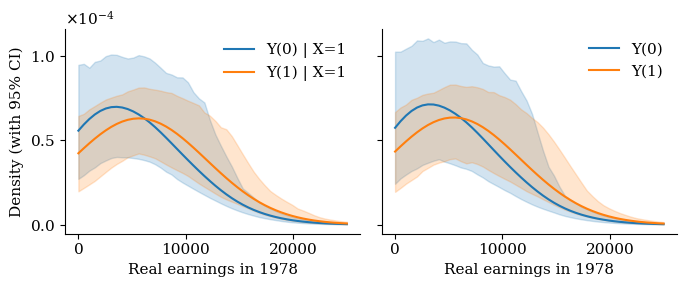
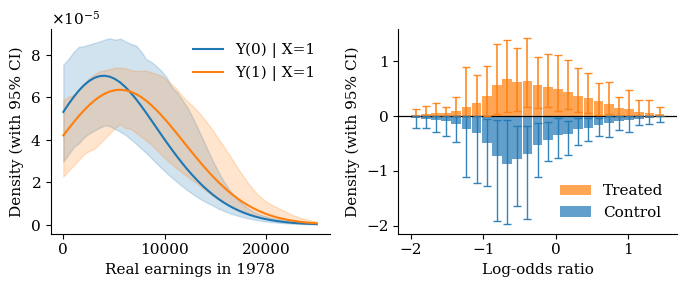
The change to this notebook cell's code, shown as a diff; its figure went from the first image to the second:
--- before
+++ after
@@ -9,35 +9,62 @@
 })
 
-fig, axes = plt.subplots(1, 2, figsize=(7, 3), sharey=True)
-x_ticks = [0, 10000, 20000]
-axes[0].set_xticks(x_ticks)
-axes[1].set_xticks(x_ticks)
+fig, axes = plt.subplots(1, 2, figsize=(7, 3))
 
-y_ticks = [0, 5e-5, 1e-4]
-axes[0].set_yticks(y_ticks)
-axes[1].set_yticks(y_ticks)
-
-axes[0].yaxis.set_major_formatter(ticker.ScalarFormatter(useMathText=True))
-axes[1].yaxis.set_major_formatter(ticker.ScalarFormatter(useMathText=True))
-axes[0].ticklabel_format(style='sci', axis='y', scilimits=(-3, 3))
-axes[1].ticklabel_format(style='sci', axis='y', scilimits=(-3, 3))
-
-# Left panel: counterfactual densities among treated
+# Left panel: ATT counterfactual densities
 ax = axes[0]
-ax.plot(y_grid_orig, res_tt['x_0']['mean'] / sig_y, label = "Y(0) | X=1", color='tab:blue')
+ax.plot(y_grid_orig, res_tt['x_0']['mean'] / sig_y, label="Y(0) | X=1", color='tab:blue')
 ax.fill_between(y_grid_orig, res_tt['x_0']['low'] / sig_y, res_tt['x_0']['high'] / sig_y, color='tab:blue', alpha=0.2)
-ax.plot(y_grid_orig, res_tt['x_1']['mean'] / sig_y, label = "Y(1) | X=1", color='tab:orange')
+ax.plot(y_grid_orig, res_tt['x_1']['mean'] / sig_y, label="Y(1) | X=1", color='tab:orange')
 ax.fill_between(y_grid_orig, res_tt['x_1']['low'] / sig_y, res_tt['x_1']['high'] / sig_y, color='tab:orange', alpha=0.2)
 ax.set_xlabel("Real earnings in 1978")
+ax.set_xticks([0, 10000, 20000])
 ax.set_ylabel("Density (with 95% CI)")
 ax.legend(frameon=False)
+ax.ticklabel_format(style='sci', axis='y', scilimits=(-3, 3))
+ax.yaxis.set_major_formatter(ticker.ScalarFormatter(useMathText=True))
 
-# Right panel: unconditional densities
+# Right panel: back-to-back histogram of log-odds propensity scores
+ps = res_tt['propensity_scores']  # (B_post, n)
+log_odds = np.log(np.clip(ps, 1e-6, 1 - 1e-6) / np.clip(1 - ps, 1e-6, 1 - 1e-6))
+
+bins = np.linspace(-2, 1.5, 26)
+bin_centres = 0.5 * (bins[:-1] + bins[1:])
+width = bins[1] - bins[0]
+B_post = ps.shape[0]
+
+def _hist_density(lo_samples, x_flag):
+    out = np.zeros((B_post, len(bins) - 1))
+    for b in range(B_post):
+        vals = lo_samples[b, x == x_flag]
+        counts, _ = np.histogram(vals, bins=bins, density=True)
+        out[b] = counts
+    return out
+
+hist_trt  = _hist_density(log_odds, 1)
+hist_ctrl = _hist_density(log_odds, 0)
+
+mean_trt = hist_trt.mean(axis=0)
+lo_trt   = np.quantile(hist_trt,  0.025, axis=0)
+hi_trt   = np.quantile(hist_trt,  0.975, axis=0)
+
+mean_ctrl = hist_ctrl.mean(axis=0)
+lo_ctrl   = np.quantile(hist_ctrl, 0.025, axis=0)
+hi_ctrl   = np.quantile(hist_ctrl, 0.975, axis=0)
+
 ax = axes[1]
-ax.plot(y_grid_orig, res_unc['x_0']['mean'] / sig_y, label = "Y(0)", color='tab:blue')
-ax.fill_between(y_grid_orig, res_unc['x_0']['low'] / sig_y, res_unc['x_0']['high'] / sig_y, color='tab:blue', alpha=0.2)
-ax.plot(y_grid_orig, res_unc['x_1']['mean'] / sig_y, label = "Y(1)", color='tab:orange')
-ax.fill_between(y_grid_orig, res_unc['x_1']['low'] / sig_y, res_unc['x_1']['high'] / sig_y, color='tab:orange', alpha=0.2)
-ax.set_xlabel("Real earnings in 1978")
+ax.axhline(0, color='black', linewidth=0.9)
+
+ax.bar(bin_centres,  mean_trt,  width=width * 0.95, color='tab:orange', label='Treated', alpha=0.7)
+ax.errorbar(bin_centres, mean_trt, yerr=[mean_trt - lo_trt, hi_trt - mean_trt],
+            fmt='none', color='tab:orange', capsize=3, linewidth=1.2, alpha=0.9)
+
+
+ax.bar(bin_centres, -mean_ctrl, width=width * 0.95, color='tab:blue', label='Control', alpha=0.7)
+ax.errorbar(bin_centres, -mean_ctrl, yerr=[hi_ctrl - mean_ctrl, mean_ctrl - lo_ctrl],
+            fmt='none', color='tab:blue', capsize=3, linewidth=1.0, alpha=0.9)
+
+
+ax.set_xlabel("Log-odds ratio")
+ax.set_ylabel("Density (with 95% CI)")
 ax.legend(frameon=False)
 

Commit: Added propensity scores to Lalonde